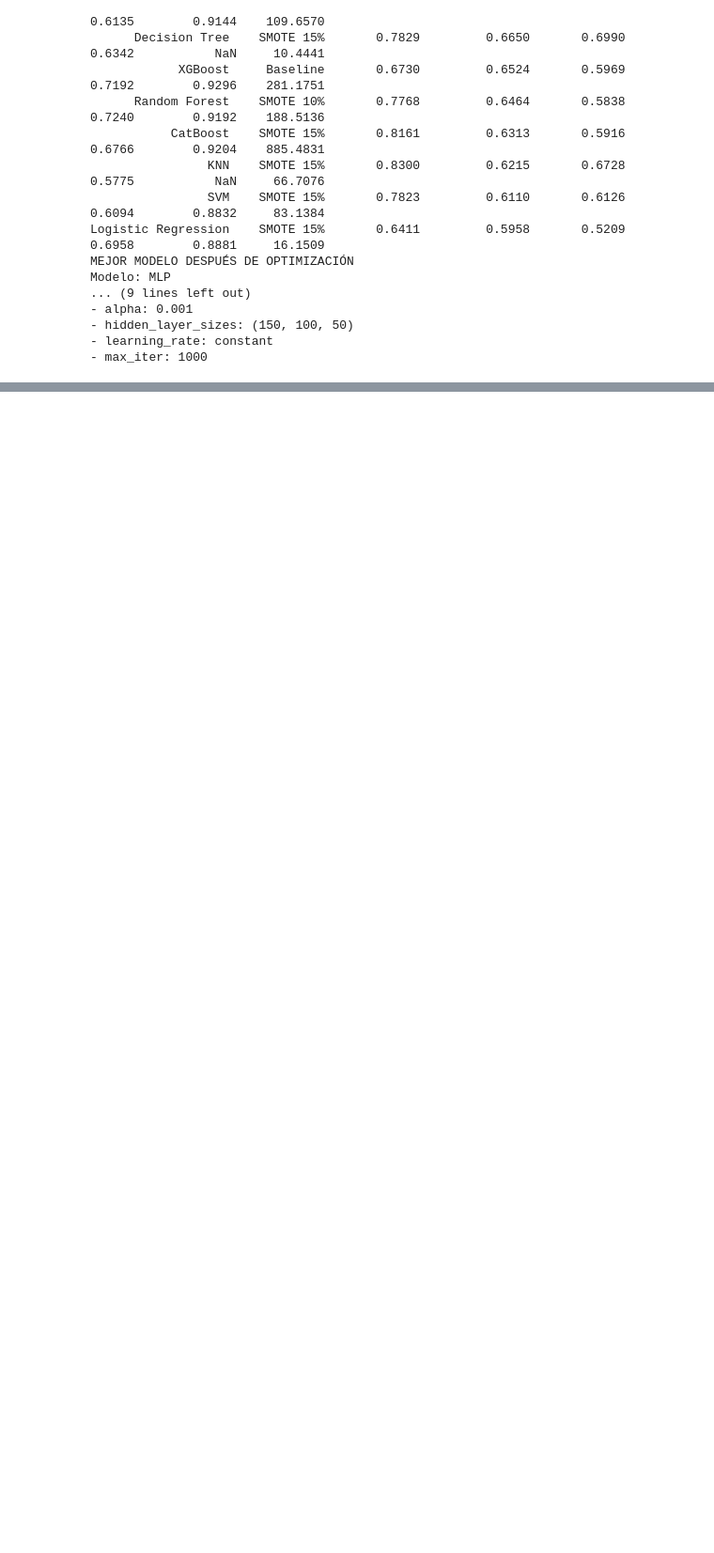
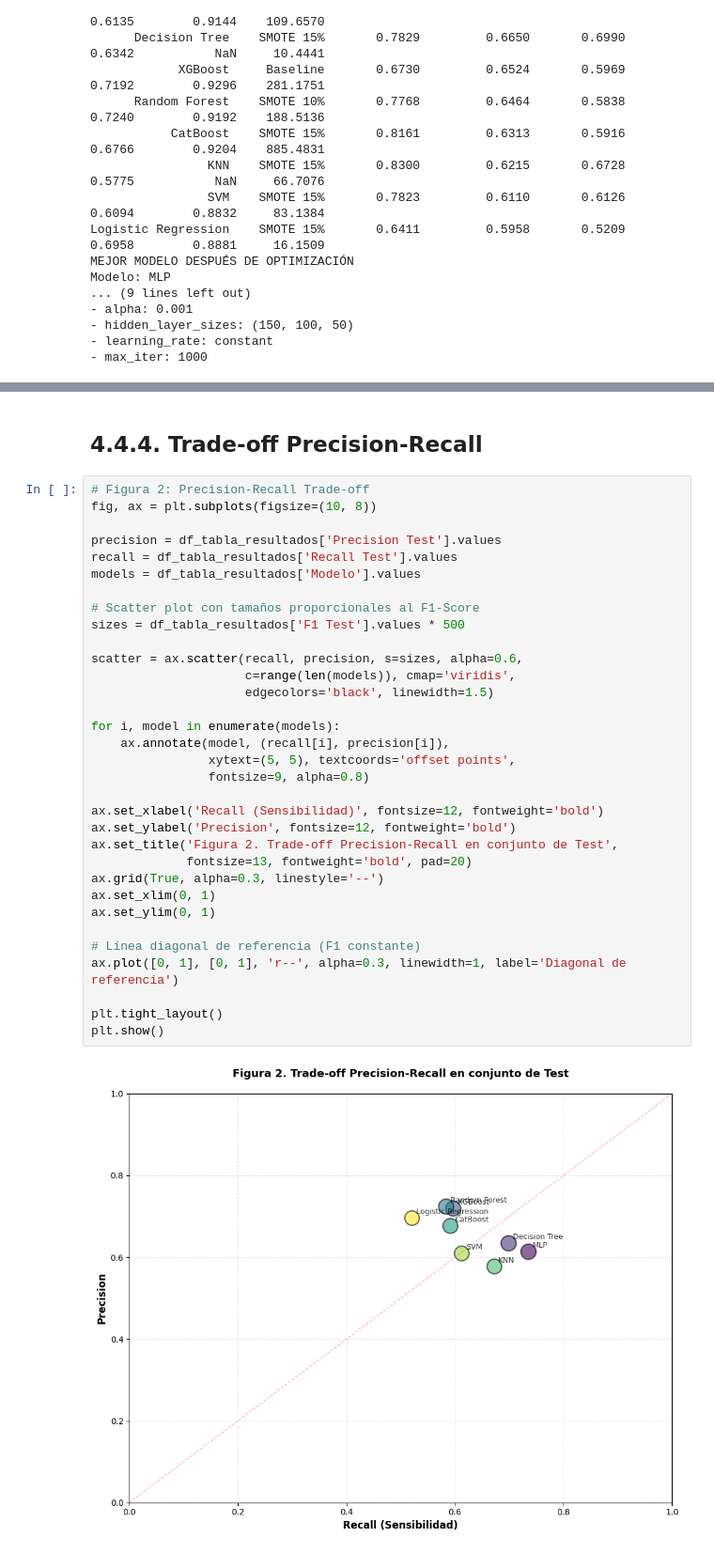
Before and after one commit to Nicolas-carmona16/online-shoppers-purchasing-intention, a Jupyter notebook: online_shoppers_train.ipynb, the cells around one changed output, grey strips where cells are left out. Shown at 94% size. Cells and saved outputs as stored; diff of their text form; blank space fills up the shorter version.

```diff
--- a/online_shoppers_train.ipynb
+++ b/online_shoppers_train.ipynb
@@ -1394,0 +1537,37 @@ Modelo: MLP
+# %% [markdown]
+## 4.4.4. Trade-off Precision-Recall
+# %%
+# Figura 2: Precision-Recall Trade-off
+fig, ax = plt.subplots(figsize=(10, 8))
+
+precision = df_tabla_resultados['Precision Test'].values
+recall = df_tabla_resultados['Recall Test'].values
+models = df_tabla_resultados['Modelo'].values
+
+# Scatter plot con tamaños proporcionales al F1-Score
+sizes = df_tabla_resultados['F1 Test'].values * 500
+
+scatter = ax.scatter(recall, precision, s=sizes, alpha=0.6,
+                     c=range(len(models)), cmap='viridis',
+                     edgecolors='black', linewidth=1.5)
+
+for i, model in enumerate(models):
+    ax.annotate(model, (recall[i], precision[i]),
+                xytext=(5, 5), textcoords='offset points',
+                fontsize=9, alpha=0.8)
+
+ax.set_xlabel('Recall (Sensibilidad)', fontsize=12, fontweight='bold')
+ax.set_ylabel('Precision', fontsize=12, fontweight='bold')
+ax.set_title('Figura 2. Trade-off Precision-Recall en conjunto de Test',
+             fontsize=13, fontweight='bold', pad=20)
+ax.grid(True, alpha=0.3, linestyle='--')
+ax.set_xlim(0, 1)
+ax.set_ylim(0, 1)
+
+# Línea diagonal de referencia (F1 constante)
+ax.plot([0, 1], [0, 1], 'r--', alpha=0.3, linewidth=1, label='Diagonal de referencia')
+
+plt.tight_layout()
+plt.show()
+# %% [output]
+[figure, added]
```
Also changed, not shown: parts of 11 cells of this notebook.
